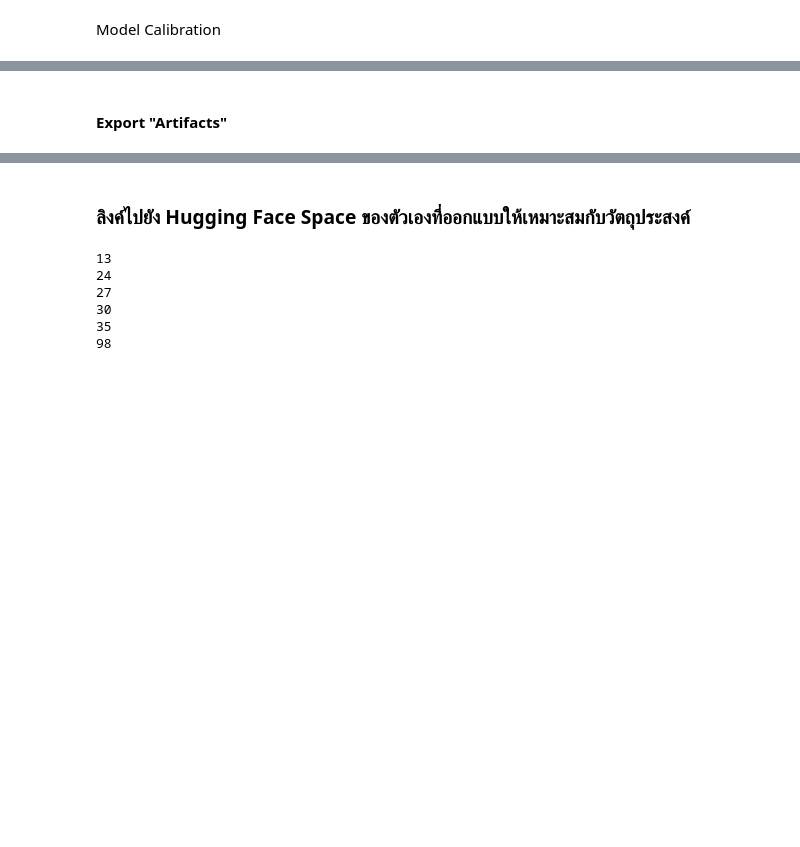
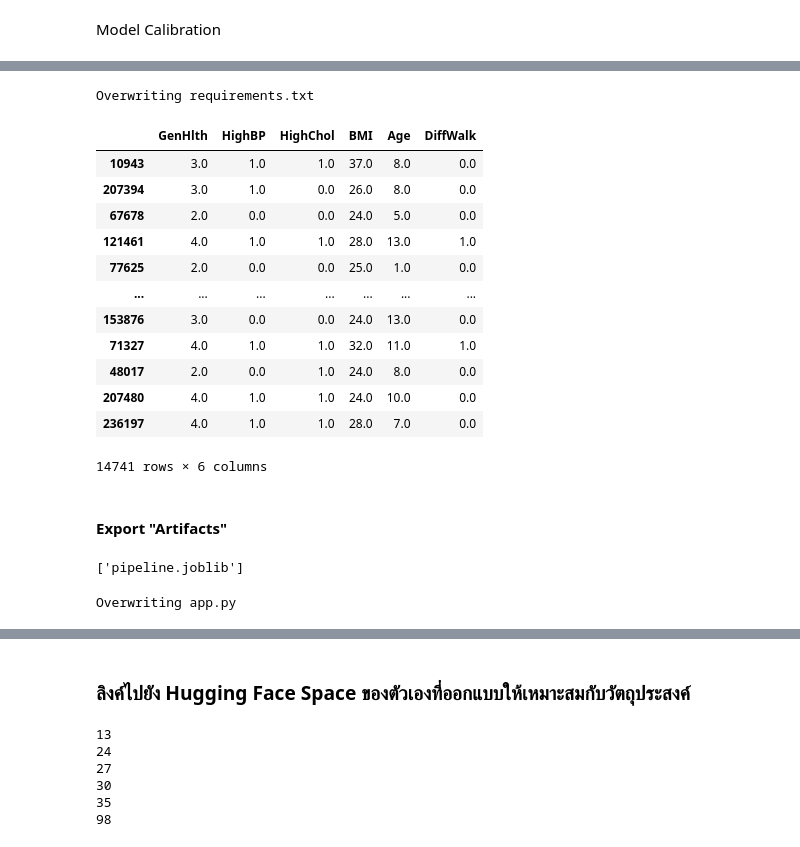
Before and after one commit to thg1rb/MLS-model-deploy, a Jupyter notebook: diabetes.ipynb, the cells around one changed output, grey strips where cells are left out. Drawn from its saved outputs; the diff is of its cells as text; code cells hidden in the pictures; blank space fills up the shorter version.

```diff
--- a/diabetes.ipynb
+++ b/diabetes.ipynb
@@ -292,4 +313,80 @@ cnt
+# %%
+%%writefile requirements.txt
+pandas=2.2.2
+scikit-learn=1.5.1
+imbalanced-learn=0.12.3
+gradio=4.42.0
+# %% [output]
+Overwriting requirements.txt
+# %%
+test[features]
+# %% [output]
+|  | GenHlth | HighBP | HighChol | BMI | Age | DiffWalk |
+| 10943 | 3.0 | 1.0 | 1.0 | 37.0 | 8.0 | 0.0 |
+| 207394 | 3.0 | 1.0 | 0.0 | 26.0 | 8.0 | 0.0 |
+| 67678 | 2.0 | 0.0 | 0.0 | 24.0 | 5.0 | 0.0 |
+| 121461 | 4.0 | 1.0 | 1.0 | 28.0 | 13.0 | 1.0 |
+| 77625 | 2.0 | 0.0 | 0.0 | 25.0 | 1.0 | 0.0 |
+| ... | ... | ... | ... | ... | ... | ... |
+| 153876 | 3.0 | 0.0 | 0.0 | 24.0 | 13.0 | 0.0 |
+| 71327 | 4.0 | 1.0 | 1.0 | 32.0 | 11.0 | 1.0 |
+| 48017 | 2.0 | 0.0 | 1.0 | 24.0 | 8.0 | 0.0 |
+| 207480 | 4.0 | 1.0 | 1.0 | 24.0 | 10.0 | 0.0 |
+| 236197 | 4.0 | 1.0 | 1.0 | 28.0 | 7.0 | 0.0 |
+14741 rows × 6 columns
 # %% [markdown]
 #### Export "Artifacts"
 # %%
 import joblib
+joblib.dump(calibration_logistic_pipeline, "pipeline.joblib")
+# %% [output]
+['pipeline.joblib']
+# %%
+%%writefile app.py
+import pandas as pd
+import gradio as gr
+import joblib
+import numpy as np
+
+features = ["GenHlth", "BMI", "HeartDiseaseorAttack", "DiffWalk", "HvyAlcoholConsump"]
+pipeline = joblib.load("pipeline.joblib")
+classes = ["นายรอดนายไม่เป็นโรคนะจ้ะ", "ว้ายยนายมีความเสี่ยงไปหาหมอซะนะ"]
+def predict(genhlth, highbp, highchol, bmi, age, diffWalk):
+  sample = dict()
+  sample["GenHlth"] = genhlth
+  sample["HighBP"] = highbp
+  sample["HighChol"] = highchol
+  sample["BMI"] = bmi
+  sample["Age"] = age
+  sample["DiffWalk"] = diffWalk
+
+  sample = pd.DataFrame([sample])
+  y_pred = pipeline.predict_proba(sample)[0]
+  y_pred = dict(zip(classes, y_pred))
+  return y_pred
+
+with gr.Blocks() as demo:
+  options_age = ["18-24", "25-29", "30-34", "35-39", "40-44", "45-49", "50-54", "55-59", "60-64", "65-69", "70-74", "75-79", ">80"]
+  values_age = [1, 2, 3, 4, 5, 6, 7, 8, 9, 10, 11, 12, 13]
+  options_bmi = ["13-23", "24-26", "27-29", "30-34", ">35"]
+  values_bmi = [1, 2, 3 ,4, 5]
+  options_yes_no = ["Yes", "No"]
+  values_yes_no = [1, 0]
+  genhlth = gr.Slider(value=1, label="General Health", info="Would you say that in general your health is: scale 1-5", minimum=1, maximum=5, step=1, interactive=True)
+  highbp = gr.Radio(choices=list(zip(options_yes_no, values_yes_no)), label="High Blood Pressure", info="Do you have High Blood Pressure?")
+  highchol = gr.Radio(choices=list(zip(options_yes_no, values_yes_no)), label="High Cholesterol ", info="Do you have high cholesterol?")
+  bmi = gr.Radio(choices=list(zip(options_bmi, values_bmi)), label="BMI", info="Body Mass Index")
+  age = gr.Radio(choices=list(zip(options_age, values_age)), label="Age", info="Choose your age")
+  diffWalk = gr.Radio(choices=list(zip(options_yes_no, values_yes_no)), label="Difficult walk", info="Do you have serious difficulty walking or climbing stairs?")
+
+  predict_btn = gr.Button("Predict", variant="primary")
+  Diabetes_binary = gr.Label(label="Diabetes_binary")
+
+  inputs = [genhlth, highbp, highchol, bmi, age, diffWalk]
+  output = [Diabetes_binary]
+
+  predict_btn.click(predict, inputs=inputs, outputs=output)
+if __name__ == "__main__":
+  demo.launch()
+# %% [output]
+Overwriting app.py
```
Also changed, not shown: parts of 13 cells of this notebook, 3 other files.
